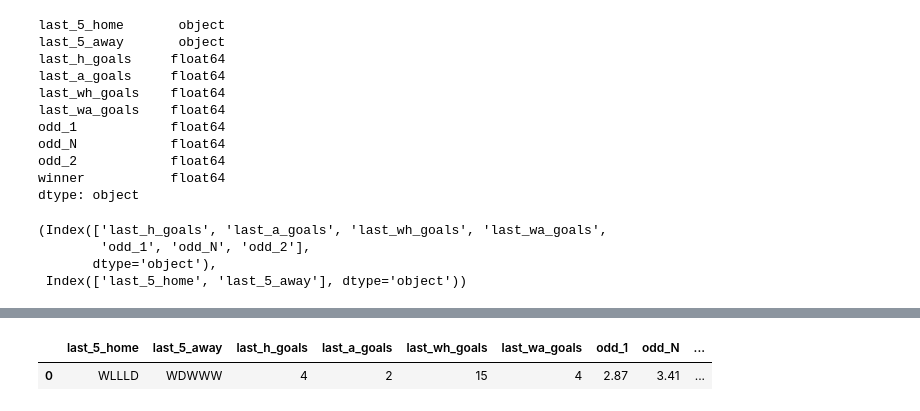
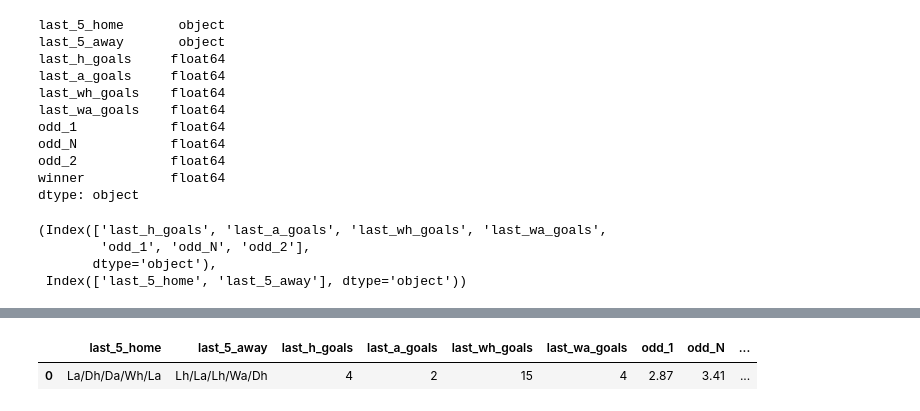
Before and after one commit to resquator/resquator.PL_estimator, a Jupyter notebook: notebooks/modeling/baseline.ipynb, the cells around one changed output, grey strips where cells are left out. Cells and saved outputs as stored; diff of their text form; code cells hidden in the pictures.

```diff
--- a/notebooks/modeling/baseline.ipynb
+++ b/notebooks/modeling/baseline.ipynb
@@ -184,6 +246,6 @@ X_test
 1636 rows × 9 columns
 # %%
-r=pd.DataFrame([['WLLLD', 'WDWWW', 4, 2, 15, 4, 2.87, 3.41, 2.92]])
+r=pd.DataFrame([['La/Dh/Da/Wh/La', 'Lh/La/Lh/Wa/Dh', 4, 2, 15, 4, 2.87, 3.41, 2.92]])
 r.columns=['last_5_home','last_5_away','last_h_goals','last_a_goals',
             'last_wh_goals','last_wa_goals','odd_1','odd_N','odd_2']
 r
@@ -192,5 +253,5 @@ r
 |  | last_5_home | last_5_away | last_h_goals | last_a_goals | last_wh_goals | last_wa_goals | odd_1 | odd_N | ... |
-| 0 | WLLLD | WDWWW | 4 | 2 | 15 | 4 | 2.87 | 3.41 | ... |
+| 0 | La/Dh/Da/Wh/La | Lh/La/Lh/Wa/Dh | 4 | 2 | 15 | 4 | 2.87 | 3.41 | ... |
 # %%
 CV.predict_proba(r), CV.predict(r)
 # %% [output]
```
Also changed, not shown: parts of 16 cells of this notebook, 7 other files.
